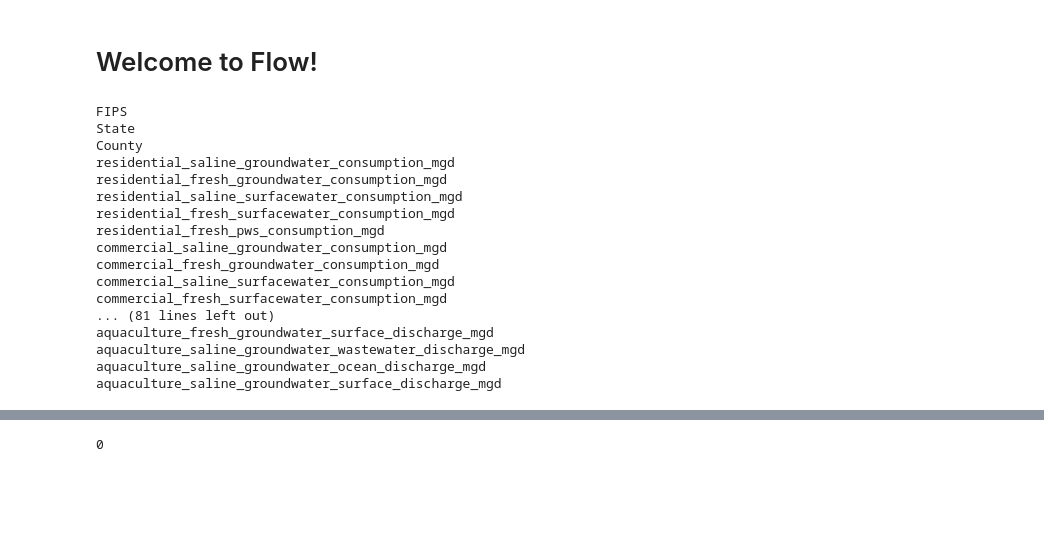
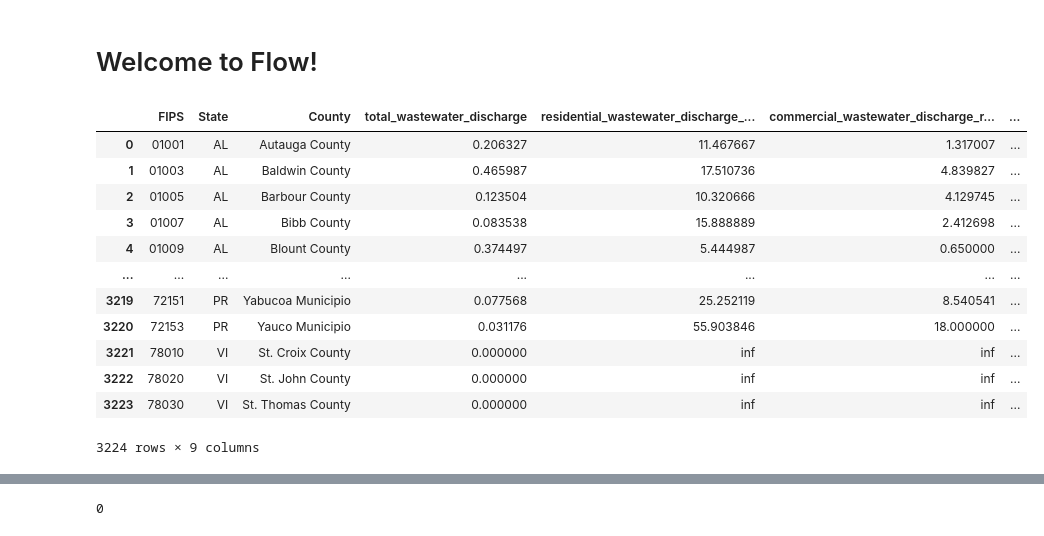
Before and after one commit to pnnl/interflow, a Jupyter notebook: flow_notebook.ipynb, the cells around one changed output, grey strips where cells are left out. Saved outputs shown, nothing was run; the diff lists cells and outputs as text; code cells hidden in the pictures; blank space fills up the shorter version.

Commit message:
update wastewater exports

```diff
--- a/flow_notebook.ipynb
+++ b/flow_notebook.ipynb
@@ -11,22 +11,19 @@ data = flow.configure_data()
 # %%
 df.to_csv(r'C:\Users\mong275\Local Files\Sankey_Notebook_Development\SankeyFiles\discharge.csv')
 # %%
-df = flow.calc_sectoral_use_water_discharge(data=data)
+df = flow.calc_wastewater_exports(data=data)
+df
 # %% [output]
+|  | FIPS | State | County | total_wastewater_discharge | residential_wastewater_discharge_... | commercial_wastewater_discharge_r... | ... |
+| 0 | 01001 | AL | Autauga County | 0.206327 | 11.467667 | 1.317007 | ... |
+| 1 | 01003 | AL | Baldwin County | 0.465987 | 17.510736 | 4.839827 | ... |
+| 2 | 01005 | AL | Barbour County | 0.123504 | 10.320666 | 4.129745 | ... |
+| 3 | 01007 | AL | Bibb County | 0.083538 | 15.888889 | 2.412698 | ... |
+| 4 | 01009 | AL | Blount County | 0.374497 | 5.444987 | 0.650000 | ... |
+| ... | ... | ... | ... | ... | ... | ... | ... |
+| 3219 | 72151 | PR | Yabucoa Municipio | 0.077568 | 25.252119 | 8.540541 | ... |
+| 3220 | 72153 | PR | Yauco Municipio | 0.031176 | 55.903846 | 18.000000 | ... |
+| 3221 | 78010 | VI | St. Croix County | 0.000000 | inf | inf | ... |
+| 3222 | 78020 | VI | St. John County | 0.000000 | inf | inf | ... |
+| 3223 | 78030 | VI | St. Thomas County | 0.000000 | inf | inf | ... |
-FIPS
-State
-County
-residential_saline_groundwater_consumption_mgd
-residential_fresh_groundwater_consumption_mgd
-residential_saline_surfacewater_consumption_mgd
-residential_fresh_surfacewater_consumption_mgd
-residential_fresh_pws_consumption_mgd
-commercial_saline_groundwater_consumption_mgd
-commercial_fresh_groundwater_consumption_mgd
-commercial_saline_surfacewater_consumption_mgd
-commercial_fresh_surfacewater_consumption_mgd
-... (81 lines left out)
-aquaculture_fresh_groundwater_surface_discharge_mgd
-aquaculture_saline_groundwater_wastewater_discharge_mgd
-aquaculture_saline_groundwater_ocean_discharge_mgd
-aquaculture_saline_groundwater_surface_discharge_mgd
+3224 rows × 9 columns
```
Also changed, not shown: parts of 1 cell of this notebook, 1 other file.
